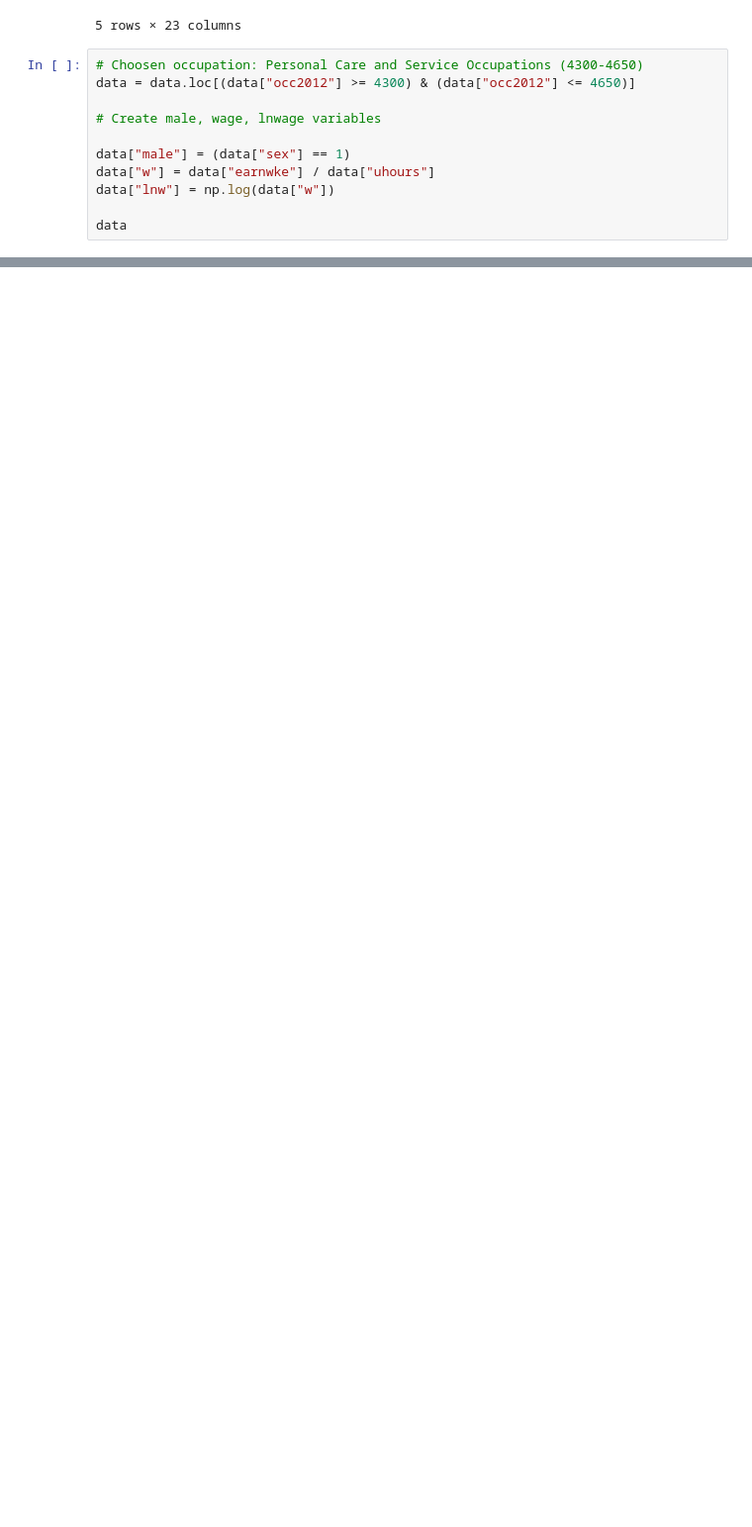
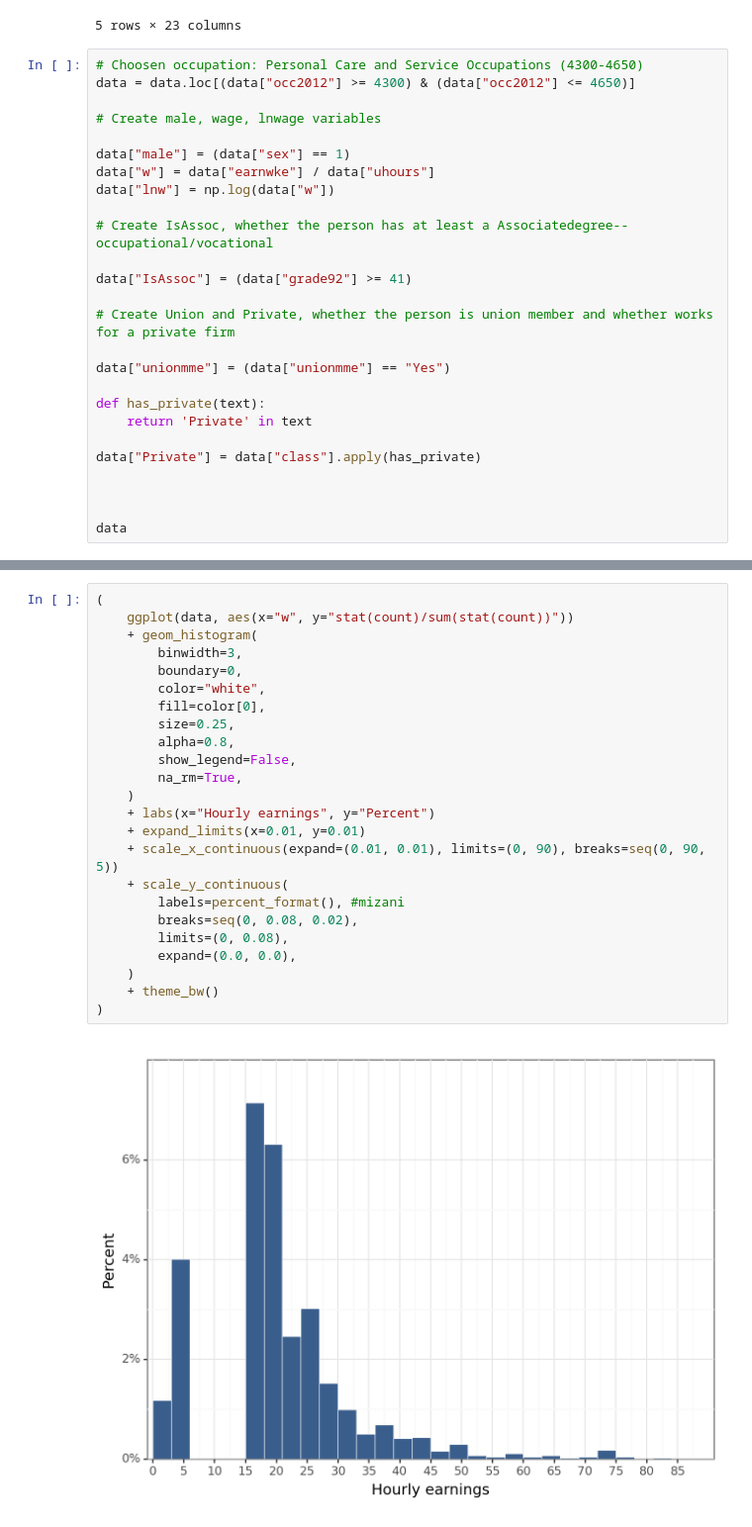
Before and after one commit to 00Dabide/DA3-Assignment-1, a Jupyter notebook: Assignment-1.ipynb, the cells around one changed output, grey strips where cells are left out. Shown at 99% size. Saved outputs shown, nothing was run; the diff lists cells and outputs as text; blank space fills up the shorter version.

```diff
--- a/Assignment-1.ipynb
+++ b/Assignment-1.ipynb
@@ -51,6 +52,21 @@ data["male"] = (data["sex"] == 1)
 data["w"] = data["earnwke"] / data["uhours"]
 data["lnw"] = np.log(data["w"])
 
+# Create IsAssoc, whether the person has at least a Associatedegree--occupational/vocational
+
+data["IsAssoc"] = (data["grade92"] >= 41)
+
+# Create Union and Private, whether the person is union member and whether works for a private firm
+
+data["unionmme"] = (data["unionmme"] == "Yes")
+
+def has_private(text):
+    return 'Private' in text
+
+data["Private"] = data["class"].apply(has_private)
+
+
+
 data
 # %% [output]
 |  | Unnamed: 0 | hhid | intmonth | stfips | weight | earnwke | uhours | grade92 | race | ethnic | ... | ... |
@@ -68,0 +87,26 @@ data
+# %%
+(
+    ggplot(data, aes(x="w", y="stat(count)/sum(stat(count))"))
+    + geom_histogram(
+        binwidth=3,
+        boundary=0,
+        color="white",
+        fill=color[0],
+        size=0.25,
+        alpha=0.8,
+        show_legend=False,
+        na_rm=True,
+    )
+    + labs(x="Hourly earnings", y="Percent")
+    + expand_limits(x=0.01, y=0.01)
+    + scale_x_continuous(expand=(0.01, 0.01), limits=(0, 90), breaks=seq(0, 90, 5))
+    + scale_y_continuous(
+        labels=percent_format(), #mizani
+        breaks=seq(0, 0.08, 0.02),
+        limits=(0, 0.08),
+        expand=(0.0, 0.0),
+    )
+    + theme_bw()
+)
+# %% [output]
+[figure, added]
```
Also changed, not shown: parts of 7 cells of this notebook.
